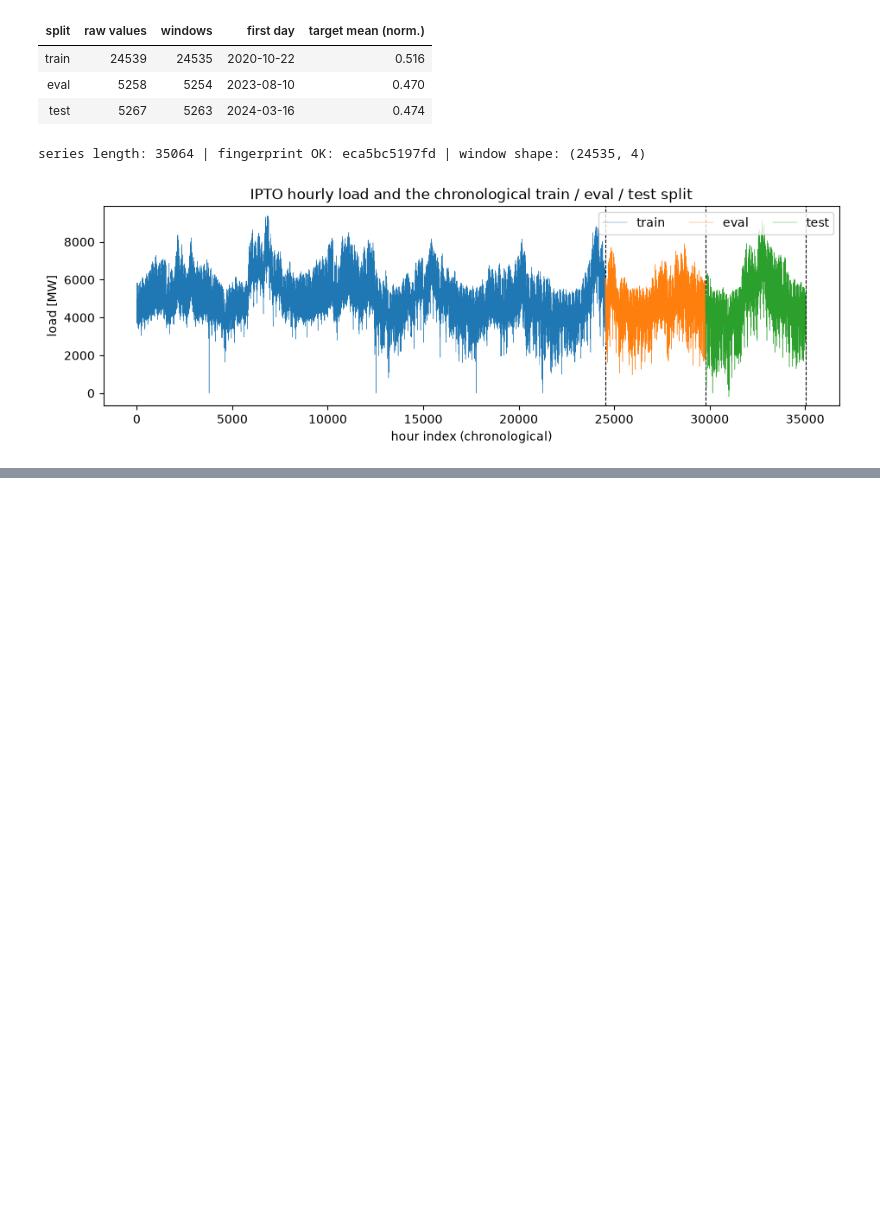
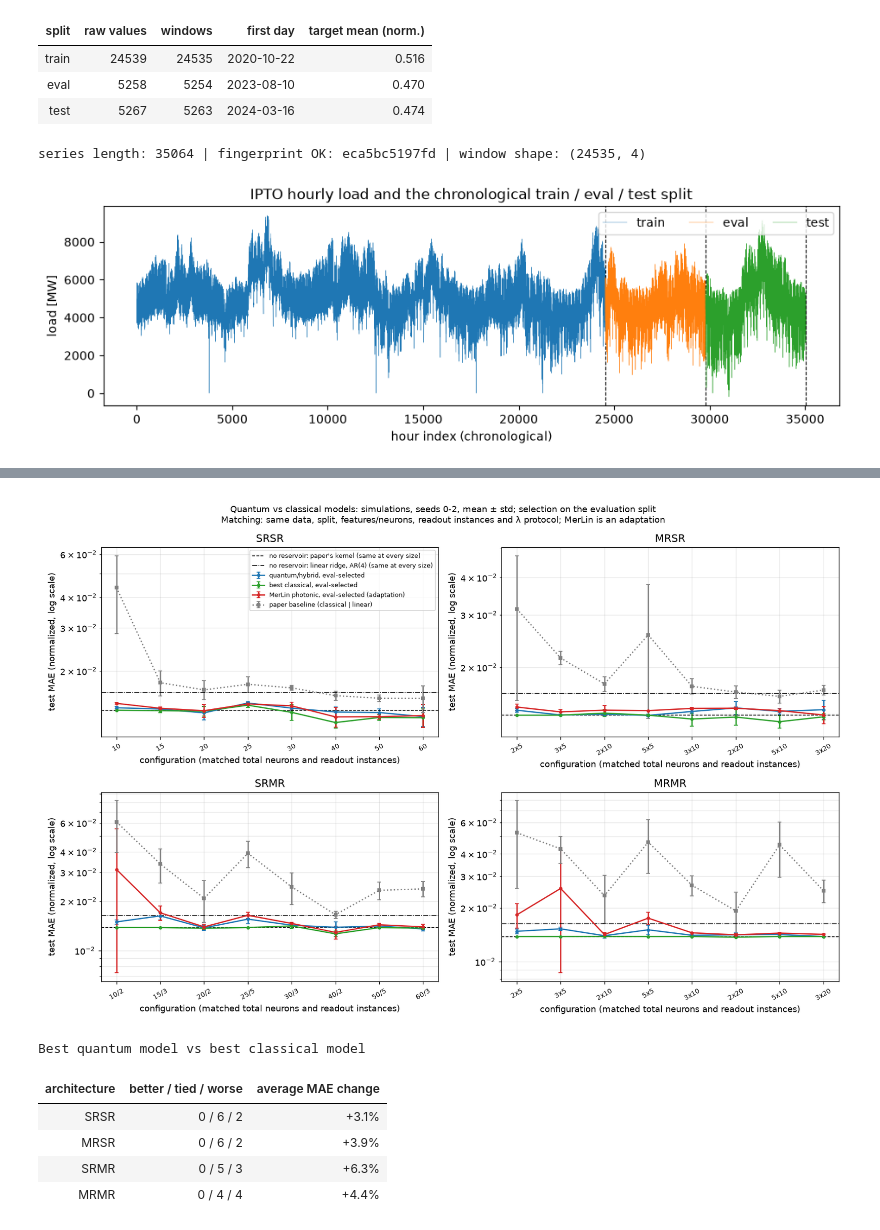
Before and after one commit to jricc/reproduced_papers, a Jupyter notebook: papers/distributed_qrc/notebook.ipynb, the cells around one changed output, grey strips where cells are left out. Cells and saved outputs as stored; diff of their text form; code cells hidden in the pictures; blank space fills up the shorter version.

```diff
--- a/papers/distributed_qrc/notebook.ipynb
+++ b/papers/distributed_qrc/notebook.ipynb
@@ -235,11 +87,0 @@ These conclusions do not depend on secondary choices (normalization, data artefa
-# %%
-verdicts = read_json("robustness_verdicts.json")
-rows = []
-for cand, v in verdicts["S2-R2"].items():
-    rows.append({"check": "robustness to " + ", ".join(f"{k} = {v}" for k, v in json.loads(cand).items()), "result": f"headline Δ {v['headline_delta']:+.3f} (unchanged: {v['headline_unchanged']}); cells moved beyond 1 std: {sum(x['material'] for x in v['cells'].values())}/{len(v['cells'])}"})
-rows.append({"check": "missing-intercept hypothesis (linear cells)", "result": f"{verdicts['S5-R2']['cells_within_seed_std']}/{verdicts['S5-R2']['cells']} cells explained -> {verdicts['S5-R2']['intercept_hypothesis']}"})
-rows.append({"check": "noise scale closest to the paper's degradation", "result": f"×{json.loads(verdicts['S4-R2']['closest_scale'])['noise_scale']} (any scale fully consistent: {verdicts['S4-R2']['any_consistent']})"})
-rows.append({"check": "finite shots explain the noisy gap", "result": f"supported: {verdicts['S3-R2_H1_supported']} (shots over-degrade)"})
-for arch, g in verdicts["GAP-CLASSICAL-R2"].items():
-    rows.append({"check": f"B0 seed spread, {arch.upper()} (20 seeds)", "result": f"paper value inside our range in {g['inside']}/{g['configurations']} configurations"})
-display(pd.DataFrame(rows).style.hide(axis="index"))
@@ -368,0 +211,27 @@ largest difference between the two forecasts: 4e-13 (floating-point rounding)
+# %%
+display(Image(filename=str(PAPER_DIR / "results" / "fair_comparison.png"), width=1100))
+
+def verdict(mean_a, std_a, mean_b, std_b):
+    # The comparison rule declared before the runs: better if lower by more than 2 pooled seed std.
+    gap, pooled = mean_a - mean_b, np.sqrt((std_a**2 + std_b**2) / 2)
+    return "better" if gap < -2 * pooled else "worse" if gap > 2 * pooled else "tie"
+
+def counts(verdicts):
+    return f"{verdicts.count('better')} / {verdicts.count('tie')} / {verdicts.count('worse')}"
+
+fair = read_json("fair_comparison.json")
+rows = []
+for arch in ARCHS:
+    a = fair["architectures"][arch]
+    c = a["claims"]["C1_vs_fair_classical"]["counts"]
+    rows.append({"architecture": arch.upper(), "better / tied / worse": f"{c['better']} / {c['tie']} / {c['worse']}",
+                 "average MAE change": f"{-a['headline_vs_best_classical']['mae']['average']['mean']:+.1%}"})
+display(pd.DataFrame(rows).style.hide(axis="index").set_caption("Best quantum model vs best classical model"))
+# %% [output]
+[figure, added]
+Best quantum model vs best classical model
+| architecture | better / tied / worse | average MAE change |
+| SRSR | 0 / 6 / 2 | +3.1% |
+| MRSR | 0 / 6 / 2 | +3.9% |
+| SRMR | 0 / 5 / 3 | +6.3% |
+| MRMR | 0 / 4 / 4 | +4.4% |
```
Also changed, not shown: parts of 44 cells of this notebook, 53 other files.
